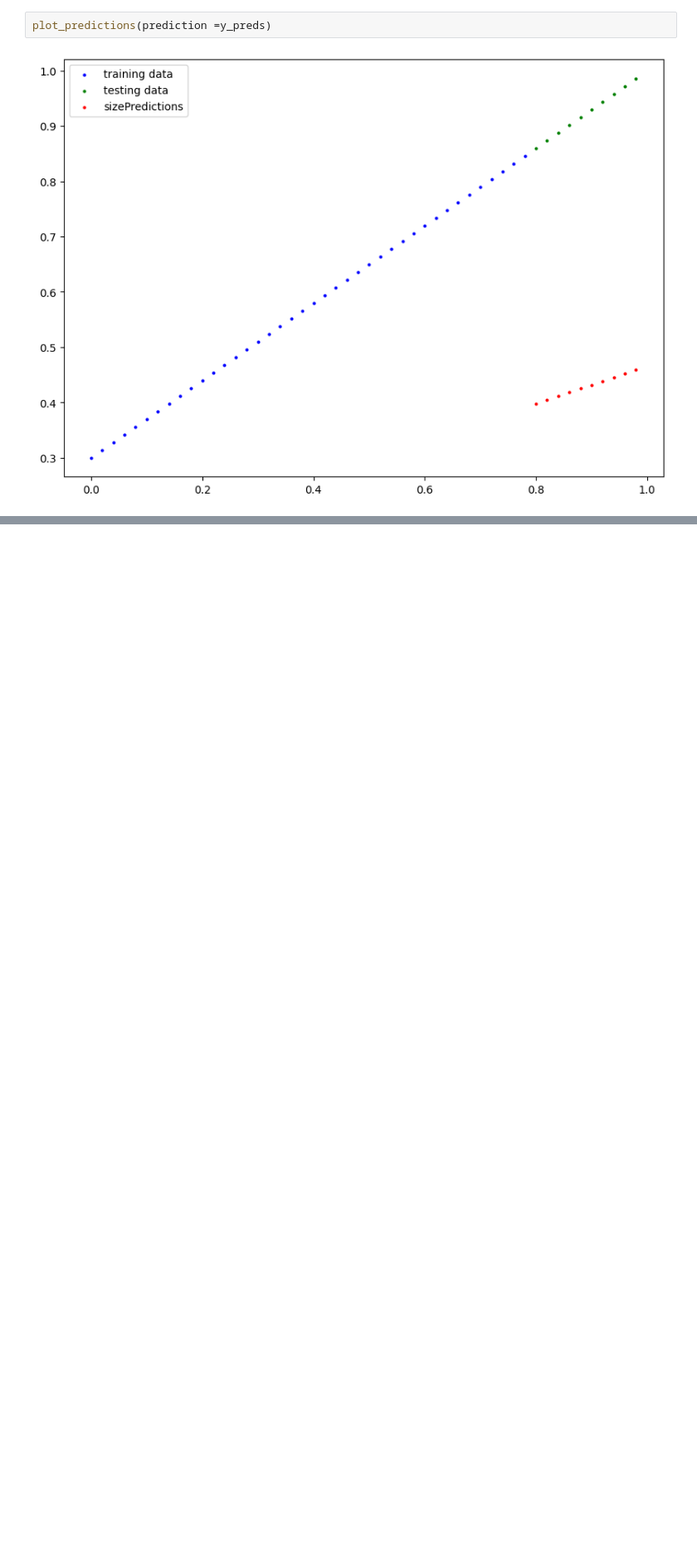
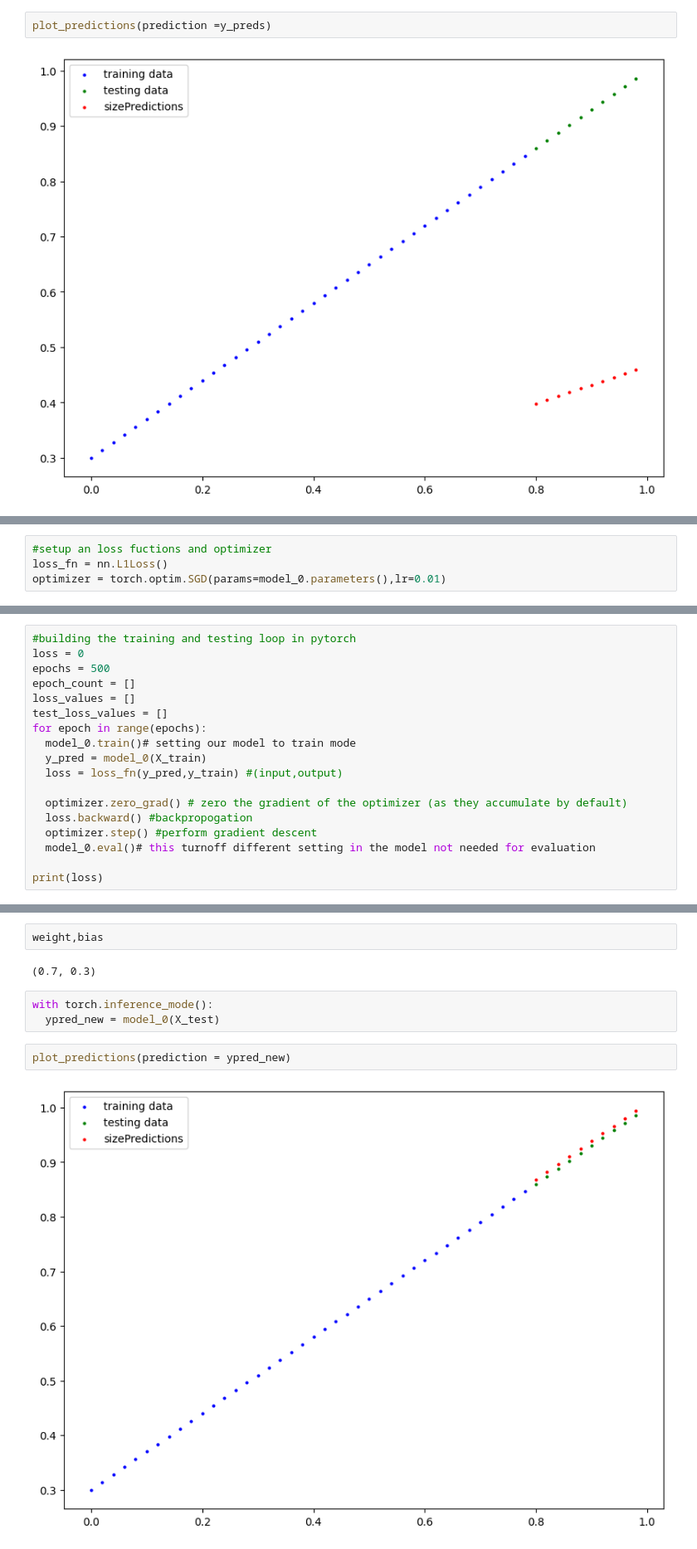
Before and after one commit to shabari0019/PyTorch_YT, a Jupyter notebook: PT_1_0_pytorch_workflow.ipynb, the cells around one changed output, grey strips where cells are left out. Shown at 83% size. Saved outputs shown, nothing was run; the diff lists cells and outputs as text; blank space fills up the shorter version.

```diff
--- a/PT_1_0_pytorch_workflow.ipynb
+++ b/PT_1_0_pytorch_workflow.ipynb
@@ -181,0 +193,4 @@ https://www.youtube.com/watch?v=V_xro1bcAuA&t=3943s
+# %%
+#setup an loss fuctions and optimizer
+loss_fn = nn.L1Loss()
+optimizer = torch.optim.SGD(params=model_0.parameters(),lr=0.01)
@@ -181,0 +204,18 @@ https://www.youtube.com/watch?v=V_xro1bcAuA&t=3943s
+# %%
+#building the training and testing loop in pytorch
+loss = 0
+epochs = 500
+epoch_count = []
+loss_values = []
+test_loss_values = []
+for epoch in range(epochs):
+  model_0.train()# setting our model to train mode
+  y_pred = model_0(X_train)
+  loss = loss_fn(y_pred,y_train) #(input,output)
+
+  optimizer.zero_grad() # zero the gradient of the optimizer (as they accumulate by default)
+  loss.backward() #backpropogation
+  optimizer.step() #perform gradient descent
+  model_0.eval()# this turnoff different setting in the model not needed for evaluation
+
+print(loss)
@@ -181,0 +228,11 @@ https://www.youtube.com/watch?v=V_xro1bcAuA&t=3943s
+# %%
+weight,bias
+# %% [output]
+(0.7, 0.3)
+# %%
+with torch.inference_mode():
+  ypred_new = model_0(X_test)
+# %%
+plot_predictions(prediction = ypred_new)
+# %% [output]
+[figure, added]
```
Also changed, not shown: parts of 12 cells of this notebook.
